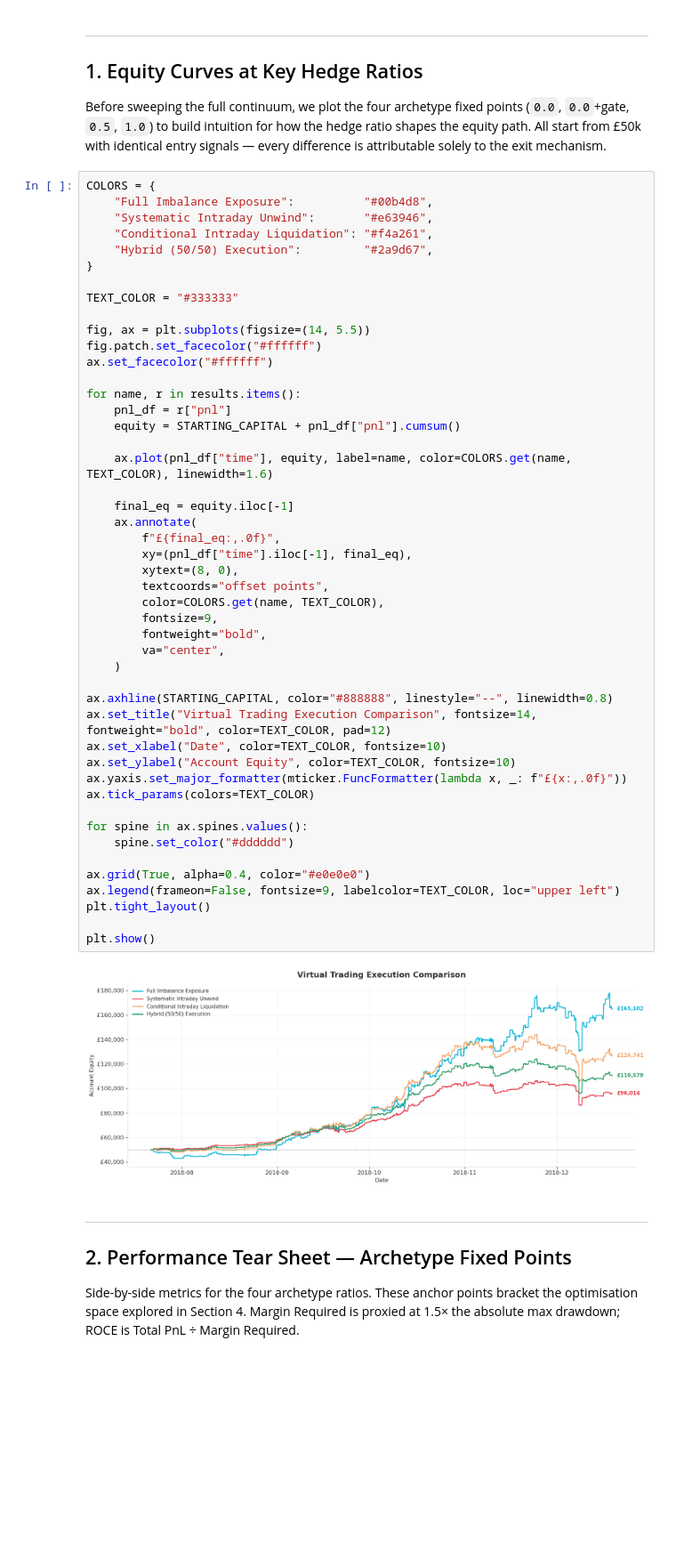
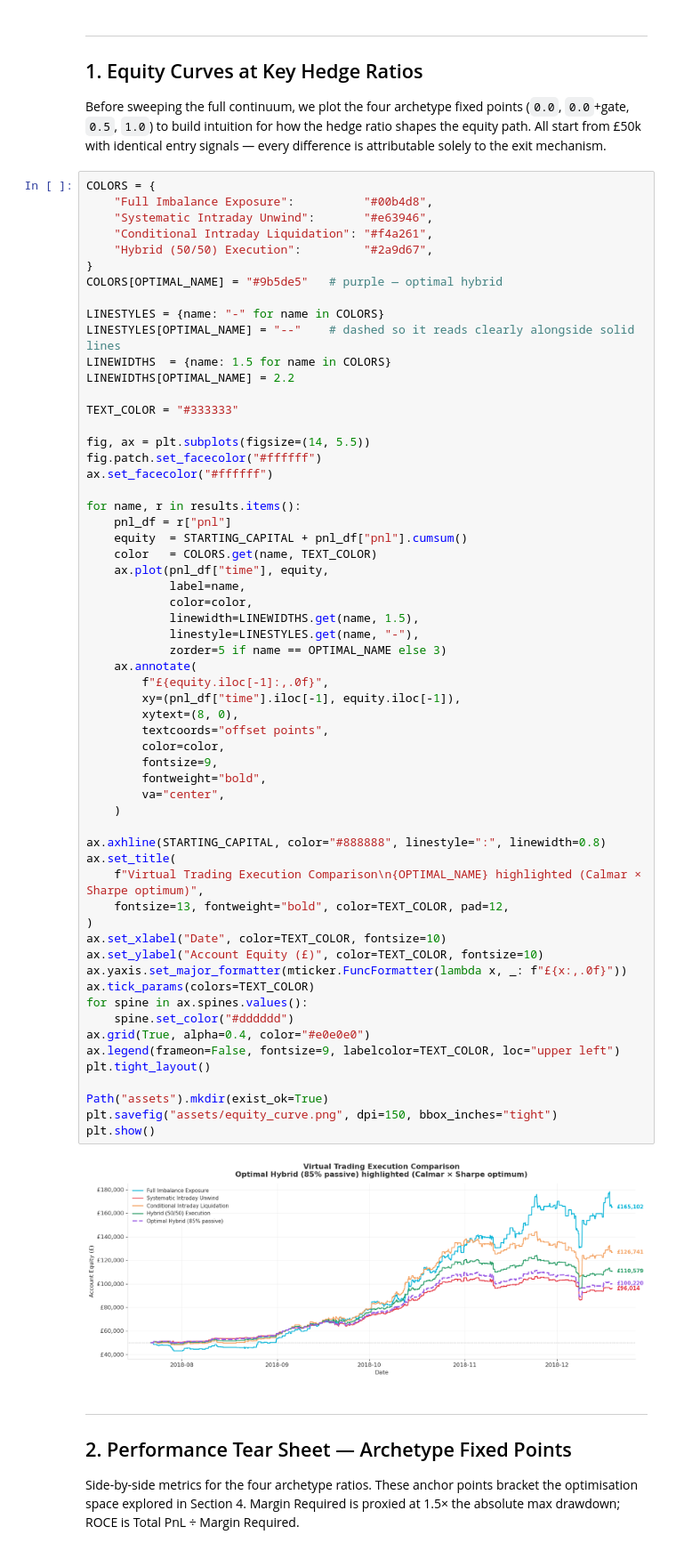
Before and after one commit to shaw029/power-trading, a Jupyter notebook: notebooks/02_hybrid_execution_analysis.ipynb, the cells around one changed output. Shown at 89% size. Saved outputs shown, nothing was run; the diff lists cells and outputs as text; blank space fills up the shorter version.

```diff
--- a/notebooks/02_hybrid_execution_analysis.ipynb
+++ b/notebooks/02_hybrid_execution_analysis.ipynb
@@ -89,48 +136,60 @@ COLORS = {
     "Conditional Intraday Liquidation": "#f4a261",
     "Hybrid (50/50) Execution":         "#2a9d67",
 }
+COLORS[OPTIMAL_NAME] = "#9b5de5"   # purple — optimal hybrid
+
+LINESTYLES = {name: "-" for name in COLORS}
+LINESTYLES[OPTIMAL_NAME] = "--"    # dashed so it reads clearly alongside solid lines
+LINEWIDTHS  = {name: 1.5 for name in COLORS}
+LINEWIDTHS[OPTIMAL_NAME] = 2.2
 
 TEXT_COLOR = "#333333"
 
 fig, ax = plt.subplots(figsize=(14, 5.5))
 fig.patch.set_facecolor("#ffffff")
 ax.set_facecolor("#ffffff")
 
 for name, r in results.items():
     pnl_df = r["pnl"]
-    equity = STARTING_CAPITAL + pnl_df["pnl"].cumsum()
-
-    ax.plot(pnl_df["time"], equity, label=name, color=COLORS.get(name, TEXT_COLOR), linewidth=1.6)
-
-    final_eq = equity.iloc[-1]
+    equity  = STARTING_CAPITAL + pnl_df["pnl"].cumsum()
+    color   = COLORS.get(name, TEXT_COLOR)
+    ax.plot(pnl_df["time"], equity,
+            label=name,
+            color=color,
+            linewidth=LINEWIDTHS.get(name, 1.5),
+            linestyle=LINESTYLES.get(name, "-"),
+            zorder=5 if name == OPTIMAL_NAME else 3)
     ax.annotate(
-        f"£{final_eq:,.0f}",
-        xy=(pnl_df["time"].iloc[-1], final_eq),
+        f"£{equity.iloc[-1]:,.0f}",
+        xy=(pnl_df["time"].iloc[-1], equity.iloc[-1]),
         xytext=(8, 0),
         textcoords="offset points",
-        color=COLORS.get(name, TEXT_COLOR),
+        color=color,
         fontsize=9,
         fontweight="bold",
         va="center",
     )
 
-ax.axhline(STARTING_CAPITAL, color="#888888", linestyle="--", linewidth=0.8)
-ax.set_title("Virtual Trading Execution Comparison", fontsize=14, fontweight="bold", color=TEXT_COLOR, pad=12)
+ax.axhline(STARTING_CAPITAL, color="#888888", linestyle=":", linewidth=0.8)
+ax.set_title(
+    f"Virtual Trading Execution Comparison\n{OPTIMAL_NAME} highlighted (Calmar × Sharpe optimum)",
+    fontsize=13, fontweight="bold", color=TEXT_COLOR, pad=12,
+)
 ax.set_xlabel("Date", color=TEXT_COLOR, fontsize=10)
-ax.set_ylabel("Account Equity", color=TEXT_COLOR, fontsize=10)
+ax.set_ylabel("Account Equity (£)", color=TEXT_COLOR, fontsize=10)
 ax.yaxis.set_major_formatter(mticker.FuncFormatter(lambda x, _: f"£{x:,.0f}"))
 ax.tick_params(colors=TEXT_COLOR)
-
 for spine in ax.spines.values():
     spine.set_color("#dddddd")
-
 ax.grid(True, alpha=0.4, color="#e0e0e0")
 ax.legend(frameon=False, fontsize=9, labelcolor=TEXT_COLOR, loc="upper left")
 plt.tight_layout()
 
+Path("assets").mkdir(exist_ok=True)
+plt.savefig("assets/equity_curve.png", dpi=150, bbox_inches="tight")
 plt.show()
 # %% [output]
-[figure, old version]
+[figure, new version]
 # %% [markdown]
 ---
 ## 2. Performance Tear Sheet — Archetype Fixed Points
```
Also changed, not shown: parts of 6 cells of this notebook, 2 other files.
